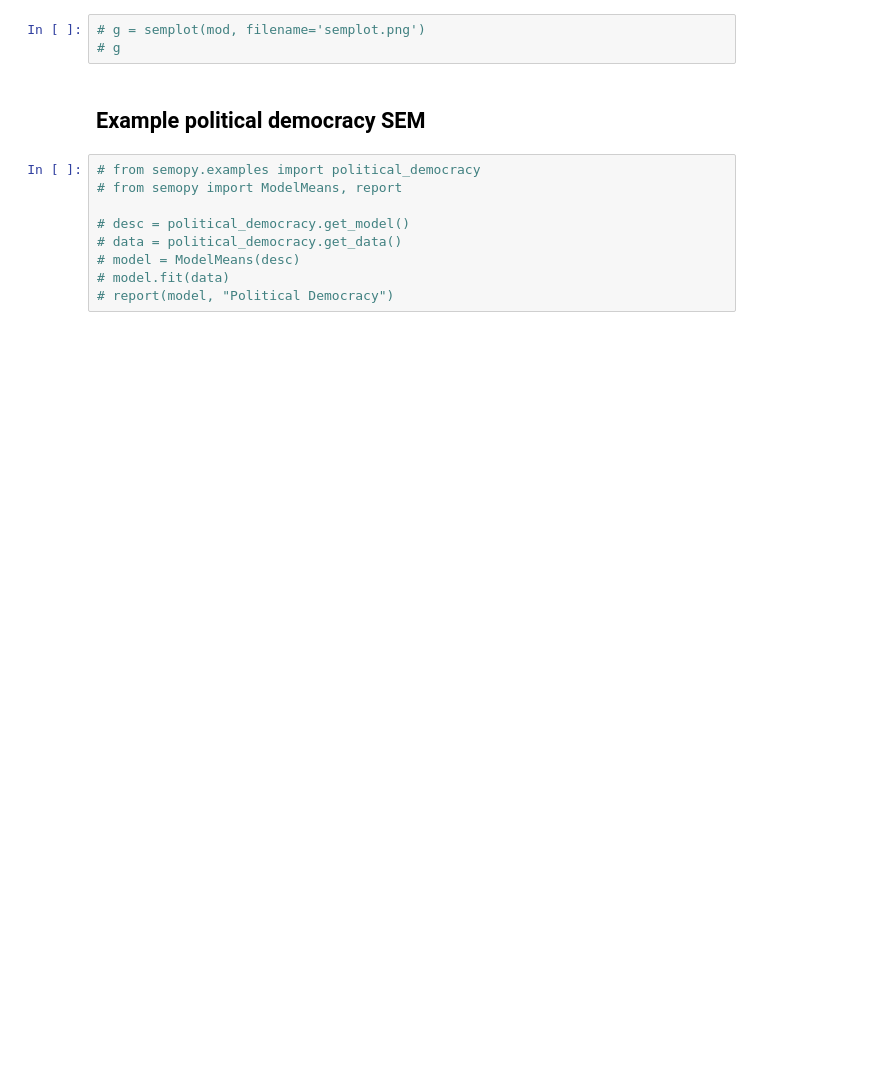
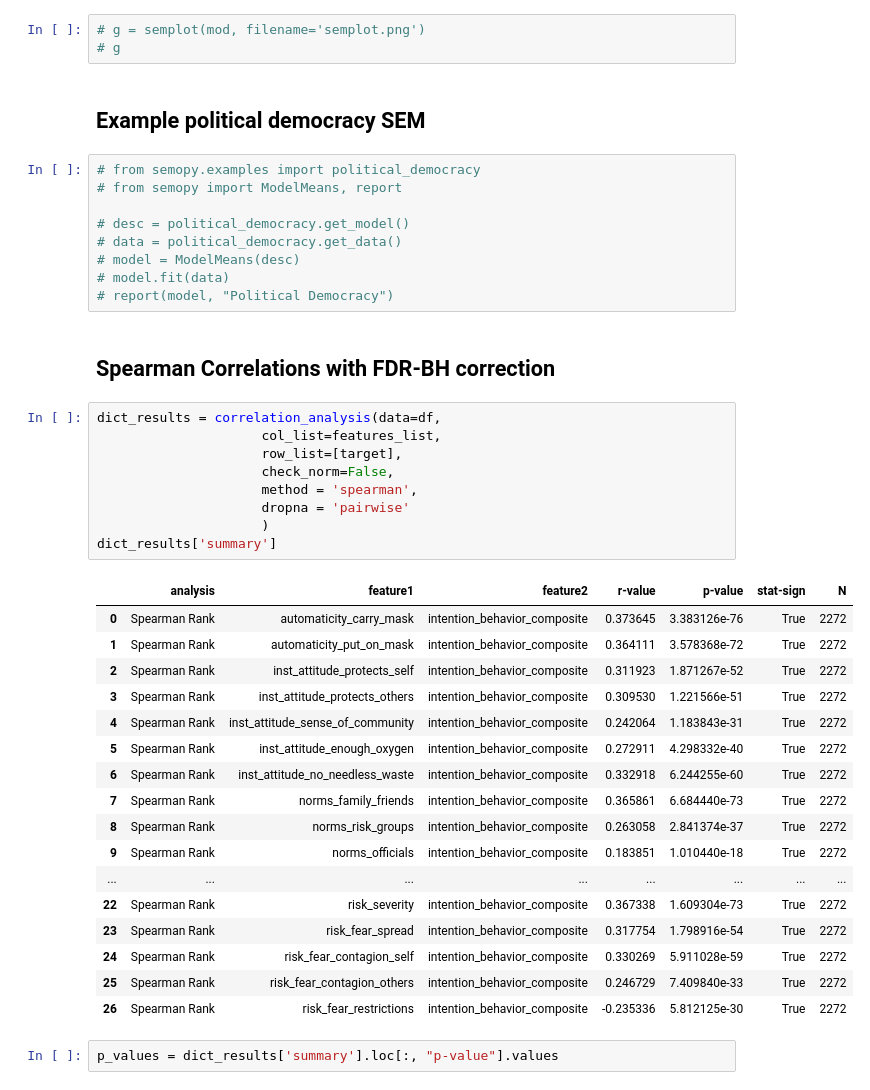
Before and after one commit to Citizen-Shield/multi-method-protective-behaviour, a Jupyter notebook: regular_methods_clean.ipynb, the cells around one changed output. Cells and saved outputs as stored; diff of their text form; blank space fills up the shorter version.

```diff
--- a/regular_methods_clean.ipynb
+++ b/regular_methods_clean.ipynb
@@ -320,3 +418,34 @@ estimates[estimates["p-value"] < 0.05]
 # model = ModelMeans(desc)
 # model.fit(data)
 # report(model, "Political Democracy")
+# %% [markdown]
+## Spearman Correlations with FDR-BH correction
+# %%
+dict_results = correlation_analysis(data=df,
+                     col_list=features_list,
+                     row_list=[target],
+                     check_norm=False,
+                     method = 'spearman',
+                     dropna = 'pairwise'
+                     )
+dict_results['summary']
+# %% [output]
+|  | analysis | feature1 | feature2 | r-value | p-value | stat-sign | N |
+| 0 | Spearman Rank | automaticity_carry_mask | intention_behavior_composite | 0.373645 | 3.383126e-76 | True | 2272 |
+| 1 | Spearman Rank | automaticity_put_on_mask | intention_behavior_composite | 0.364111 | 3.578368e-72 | True | 2272 |
+| 2 | Spearman Rank | inst_attitude_protects_self | intention_behavior_composite | 0.311923 | 1.871267e-52 | True | 2272 |
+| 3 | Spearman Rank | inst_attitude_protects_others | intention_behavior_composite | 0.309530 | 1.221566e-51 | True | 2272 |
+| 4 | Spearman Rank | inst_attitude_sense_of_community | intention_behavior_composite | 0.242064 | 1.183843e-31 | True | 2272 |
+| 5 | Spearman Rank | inst_attitude_enough_oxygen | intention_behavior_composite | 0.272911 | 4.298332e-40 | True | 2272 |
+| 6 | Spearman Rank | inst_attitude_no_needless_waste | intention_behavior_composite | 0.332918 | 6.244255e-60 | True | 2272 |
+| 7 | Spearman Rank | norms_family_friends | intention_behavior_composite | 0.365861 | 6.684440e-73 | True | 2272 |
+| 8 | Spearman Rank | norms_risk_groups | intention_behavior_composite | 0.263058 | 2.841374e-37 | True | 2272 |
+| 9 | Spearman Rank | norms_officials | intention_behavior_composite | 0.183851 | 1.010440e-18 | True | 2272 |
+| ... | ... | ... | ... | ... | ... | ... | ... |
+| 22 | Spearman Rank | risk_severity | intention_behavior_composite | 0.367338 | 1.609304e-73 | True | 2272 |
+| 23 | Spearman Rank | risk_fear_spread | intention_behavior_composite | 0.317754 | 1.798916e-54 | True | 2272 |
+| 24 | Spearman Rank | risk_fear_contagion_self | intention_behavior_composite | 0.330269 | 5.911028e-59 | True | 2272 |
+| 25 | Spearman Rank | risk_fear_contagion_others | intention_behavior_composite | 0.246729 | 7.409840e-33 | True | 2272 |
+| 26 | Spearman Rank | risk_fear_restrictions | intention_behavior_composite | -0.235336 | 5.812125e-30 | True | 2272 |
+# %%
+p_values = dict_results['summary'].loc[:, "p-value"].values
```
Also changed, not shown: parts of 18 cells of this notebook, 13 other files.
